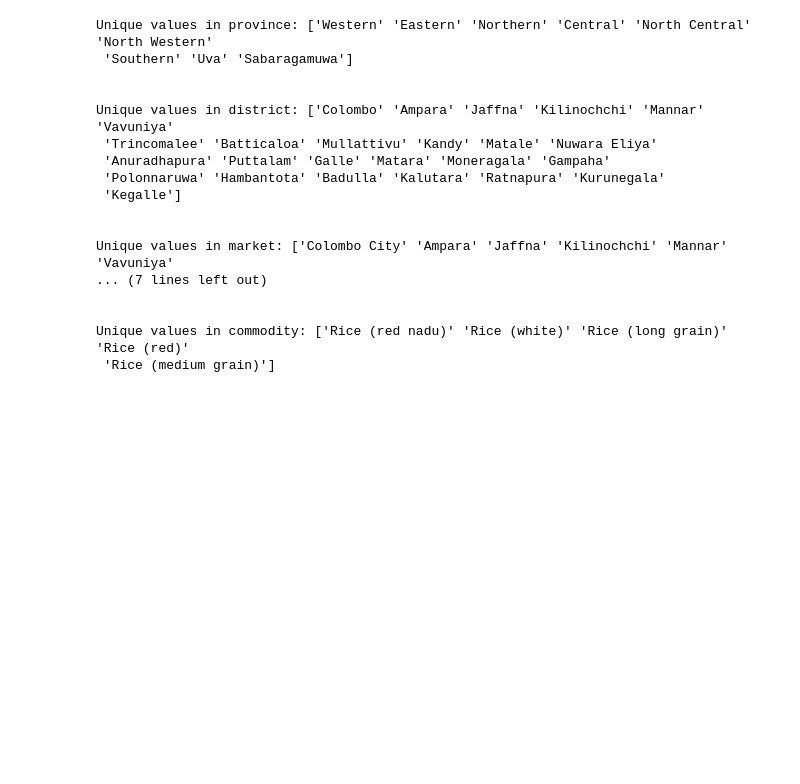
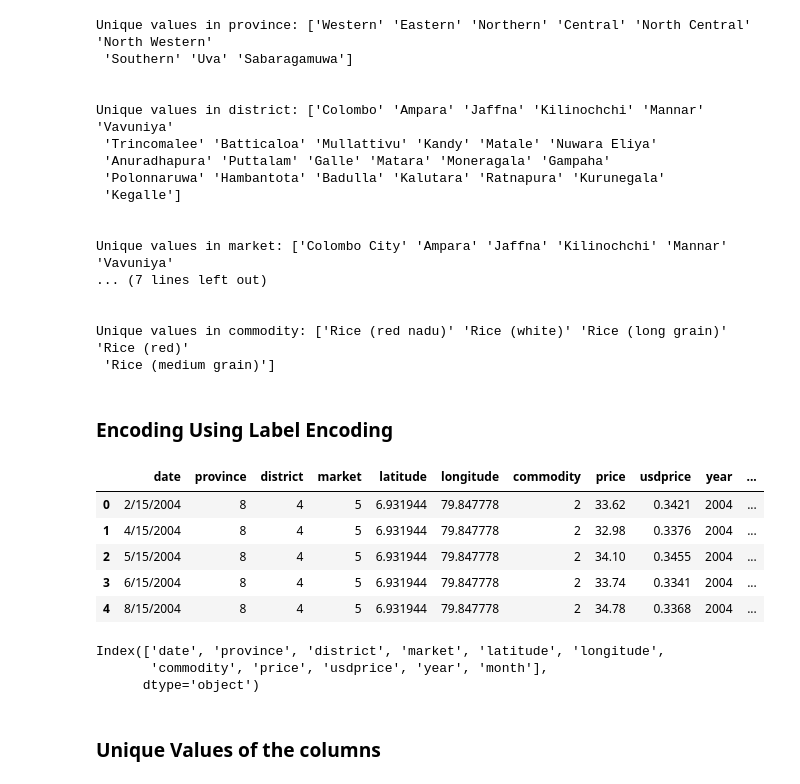
Before and after one commit to HChandeepa/Sri_Lanka_Food_Prices_Analysis, a Jupyter notebook: Sri_Lanka_Food_Prices_CW.ipynb, the cells around one changed output. Drawn from its saved outputs; the diff is of its cells as text; code cells hidden in the pictures; blank space fills up the shorter version.

```diff
--- a/Sri_Lanka_Food_Prices_CW.ipynb
+++ b/Sri_Lanka_Food_Prices_CW.ipynb
@@ -381,3 +388,35 @@ Unique values in market: ['Colombo City' 'Ampara' 'Jaffna' 'Kilinochchi' 'Mannar
 
 Unique values in commodity: ['Rice (red nadu)' 'Rice (white)' 'Rice (long grain)' 'Rice (red)'
  'Rice (medium grain)']
+# %% [markdown]
+### Encoding Using Label Encoding
+# %%
+from sklearn.preprocessing import LabelEncoder
+
+
+# Initialize LabelEncoder
+label_encoder = LabelEncoder()
+
+# List of categorical columns to encode
+categorical_columns = ['province', 'district', 'market','commodity']
+
+# Apply LabelEncoder to each column
+for col in categorical_columns:
+    df2[col] = label_encoder.fit_transform(df2[col])
+
+df2.head()
+# %% [output]
+|  | date | province | district | market | latitude | longitude | commodity | price | usdprice | year | ... |
+| 0 | 2/15/2004 | 8 | 4 | 5 | 6.931944 | 79.847778 | 2 | 33.62 | 0.3421 | 2004 | ... |
+| 1 | 4/15/2004 | 8 | 4 | 5 | 6.931944 | 79.847778 | 2 | 32.98 | 0.3376 | 2004 | ... |
+| 2 | 5/15/2004 | 8 | 4 | 5 | 6.931944 | 79.847778 | 2 | 34.10 | 0.3455 | 2004 | ... |
+| 3 | 6/15/2004 | 8 | 4 | 5 | 6.931944 | 79.847778 | 2 | 33.74 | 0.3341 | 2004 | ... |
+| 4 | 8/15/2004 | 8 | 4 | 5 | 6.931944 | 79.847778 | 2 | 34.78 | 0.3368 | 2004 | ... |
+# %%
+df2.columns
+# %% [output]
+Index(['date', 'province', 'district', 'market', 'latitude', 'longitude',
+       'commodity', 'price', 'usdprice', 'year', 'month'],
+      dtype='object')
+# %% [markdown]
+### Unique Values of the columns
```
Also changed, not shown: parts of 9 cells of this notebook.
